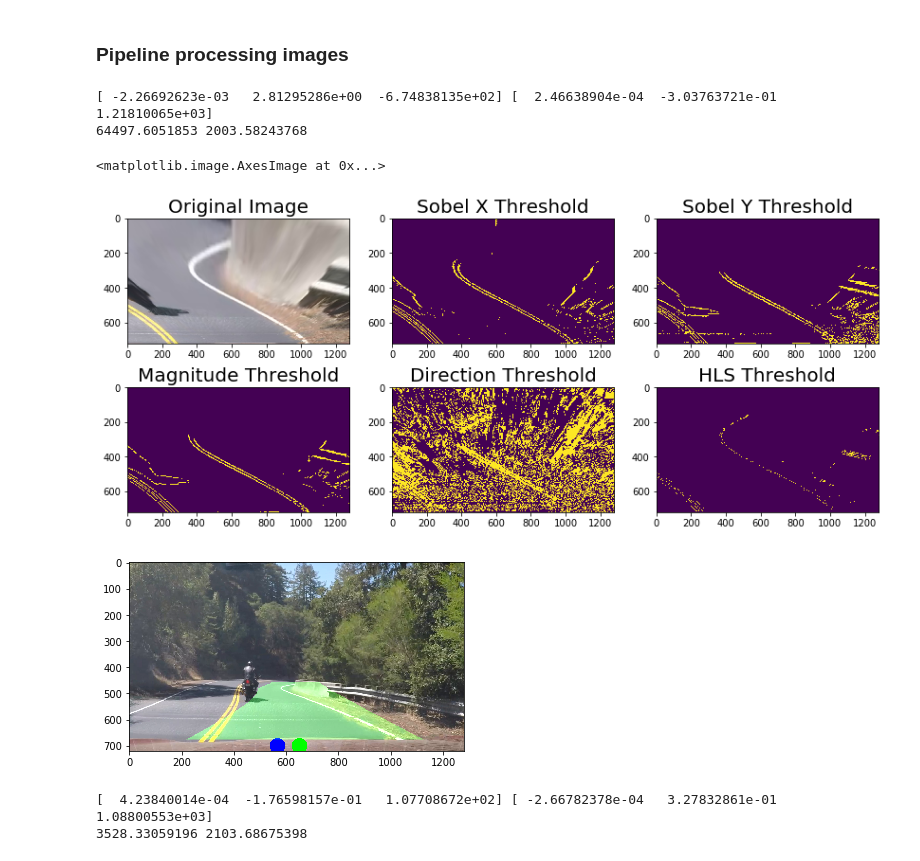
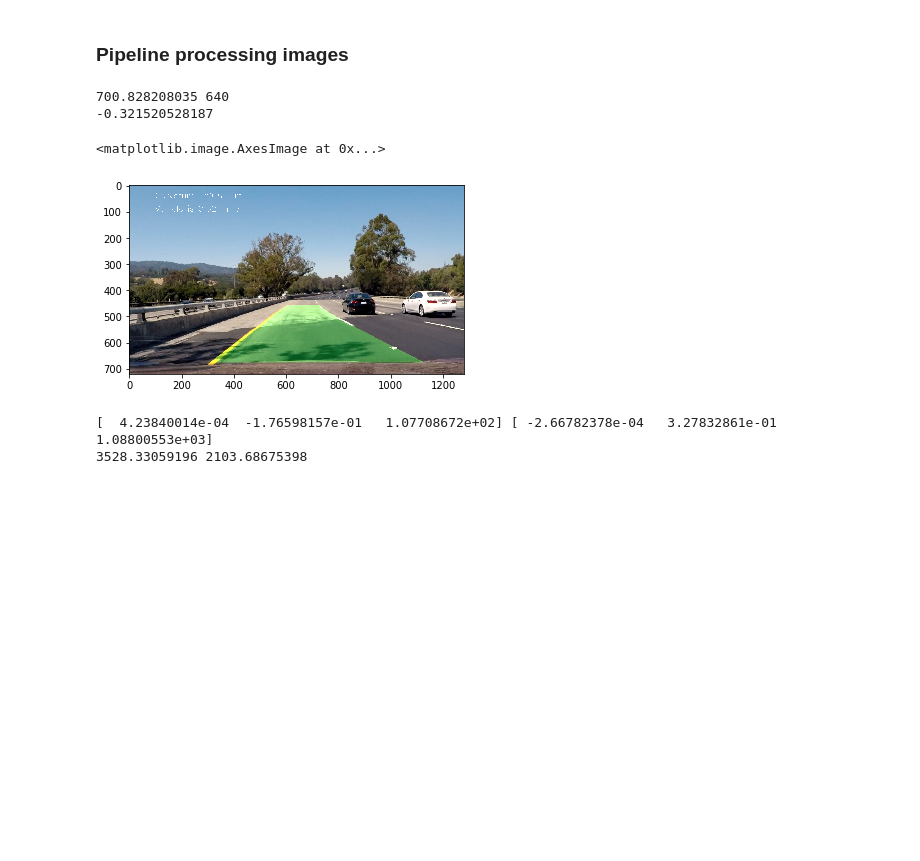
Before and after one commit to x48zhu/udacity_self_driving, a Jupyter notebook: CarND-Advanced-Lane-Lines/advanced_lane_detection.ipynb, the cells around one changed output. Cells and saved outputs as stored; diff of their text form; code cells hidden in the pictures; blank space fills up the shorter version.

```diff
--- a/CarND-Advanced-Lane-Lines/advanced_lane_detection.ipynb
+++ b/CarND-Advanced-Lane-Lines/advanced_lane_detection.ipynb
@@ -197,11 +197,11 @@ def combine_thresh(image, debug=False):
     combined[((gradx == 1) & (grady == 1)) | ((mag_binary == 1) & (dir_binary == 1)) | (hls_binary == 1)] = 1
     return combined
 # %%
-combined = combine_thresh(image, debug=True)
+combined = combine_thresh(img, debug=True)
 # Plot the result
 f, (ax1, ax2) = plt.subplots(1, 2, figsize=(11, 5))
 f.tight_layout()
-ax1.imshow(image)
+ax1.imshow(img)
 ax1.set_title('Original Image', fontsize=20)
 ax2.imshow(combined, cmap='gray')
 ax2.set_title('Combined filter', fontsize=20)
@@ -254,6 +254,7 @@ Minv = cv2.getPerspectiveTransform(dst, src)
 
 def warper(image, src, dst):
     M = cv2.getPerspectiveTransform(src, dst)
+    undist = cv2.undistort(img, mtx, dist, None, mtx)
     warped = cv2.warpPerspective(image, M, dsize=(image.shape[1],image.shape[0]), flags = cv2.INTER_LINEAR)
     return warped
 # %%
@@ -430,11 +431,16 @@ def calc_curvature(yvals, fitx):
     return curverad
 
 def calc_position(yvals, left_fitx, right_fitx, center):
+    """
+    Return the derivation of the car from the center of the lane.
+    If the return value < 0, it means the car is on the left of the center
+    If the return value > 0, it means the car is on the right of the center
+    """
     y_index = np.argmax(yvals)
     left  = left_fitx[y_index]
     right = right_fitx[y_index]
-    position = (left + right)/2
-    return position
+    position = (left + right) / 2
+    return (center - position) * xm_per_pix
 # %% [markdown]
 ### Draw lane
 # %%
@@ -450,10 +456,10 @@ def draw_lane(image, binary_warped, left_fit, right_fit, Minv, debug=False):
     left_curvature = calc_curvature(ploty, left_fitx)
     right_curvature = calc_curvature(ploty, right_fitx)
 
-    center = binary_warped.shape[1] * xm_per_pix // 2
-    position = calc_position(ploty, left_fitx, right_fitx, center) * xm_per_pix
-    cv2.circle(image, (int(position//xm_per_pix), 700), 30, (0,255,0), -11)
-    cv2.circle(image, (int(center//xm_per_pix), 700), 30, (0,0,255), -11)
+    center = binary_warped.shape[1] // 2
+    derivation = calc_position(ploty, left_fitx, right_fitx, center)
+#     cv2.circle(image, (int(position//xm_per_pix), 700), 30, (0,255,0), -11)
+#     cv2.circle(image, (int(center//xm_per_pix), 700), 30, (0,0,255), -11)
 
     # Recast the x and y points into usable format for cv2.fillPoly()
     pts_left = np.array([np.transpose(np.vstack([left_fitx, ploty]))])
@@ -467,6 +473,13 @@ def draw_lane(image, binary_warped, left_fit, right_fit, Minv, debug=False):
     newwarp = cv2.warpPerspective(color_warp, Minv, (image.shape[1], image.shape[0]))
     # Combine the result with the original image
     result = cv2.addWeighted(image, 1, newwarp, 0.3, 0)
+    text = "Curvature: {} m".format((left_curvature + right_curvature) // 2)
+    cv2.putText(result, text,(100,50), cv2.FONT_HERSHEY_SIMPLEX, 1, (255, 255, 255))
+    if derivation < 0:
+        text = "Vehicle is {:.2f} m left".format(-derivation)
+    else:
+        text = "Vehicle is {:.2f} m right".format(derivation)
+    cv2.putText(result, text,(100,100), cv2.FONT_HERSHEY_SIMPLEX, 1, (255, 255, 255))
     return result
 # %% [markdown]
 ### Pipeline processing images
@@ -483,27 +493,16 @@ right_line = Line(False)
 # %%
-left_line = Line(True)
-right_line = Line(False)
-def process_image(image, debug=False):
-    warped = warper(image, src, dst)
-    binary_warped = combine_thresh(warped, debug=debug)
-    left_fit = left_line.fit_line(binary_warped)
-    right_fit = right_line.fit_line(binary_warped)
-    result = draw_lane(image, binary_warped, left_fit, right_fit, Minv, debug=debug)
-    return result
-
-fname = "frame_%d.png" % 4
-fname = os.path.join(root_dir, fname)
+fname = "test%d.jpg" % 4
+fname = os.path.join(test_img_dir, fname)
 img = cv2.imread(fname)
 img = cv2.cvtColor(img, cv2.COLOR_BGR2RGB)
-temp = process_image(img, debug=True)
+temp = process_image(img)
 plt.figure()
 plt.imshow(temp)
 # %% [output]
-[ -2.26692623e-03   2.81295286e+00  -6.74838135e+02] [  2.46638904e-04  -3.03763721e-01   1.21810065e+03]
-64497.6051853 2003.58243768
+700.828208035 640
+-0.321520528187
 <matplotlib.image.AxesImage at 0x...>
-[figure, old version]
+[figure, new version]
-[figure, removed]
 # %%
 # Test how process_image works on single image
 
```
Also changed, not shown: parts of 9 cells of this notebook, 8 other files.
